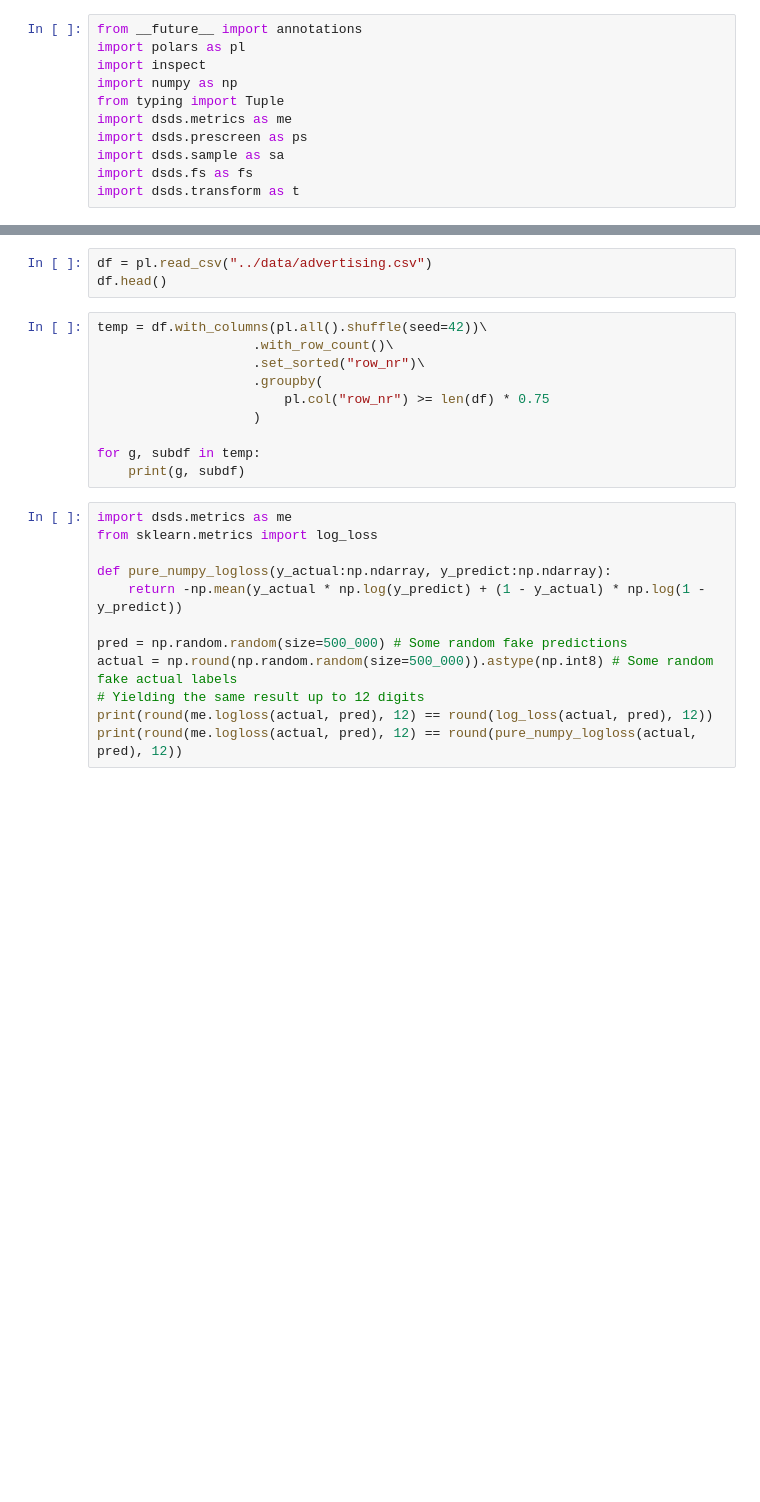
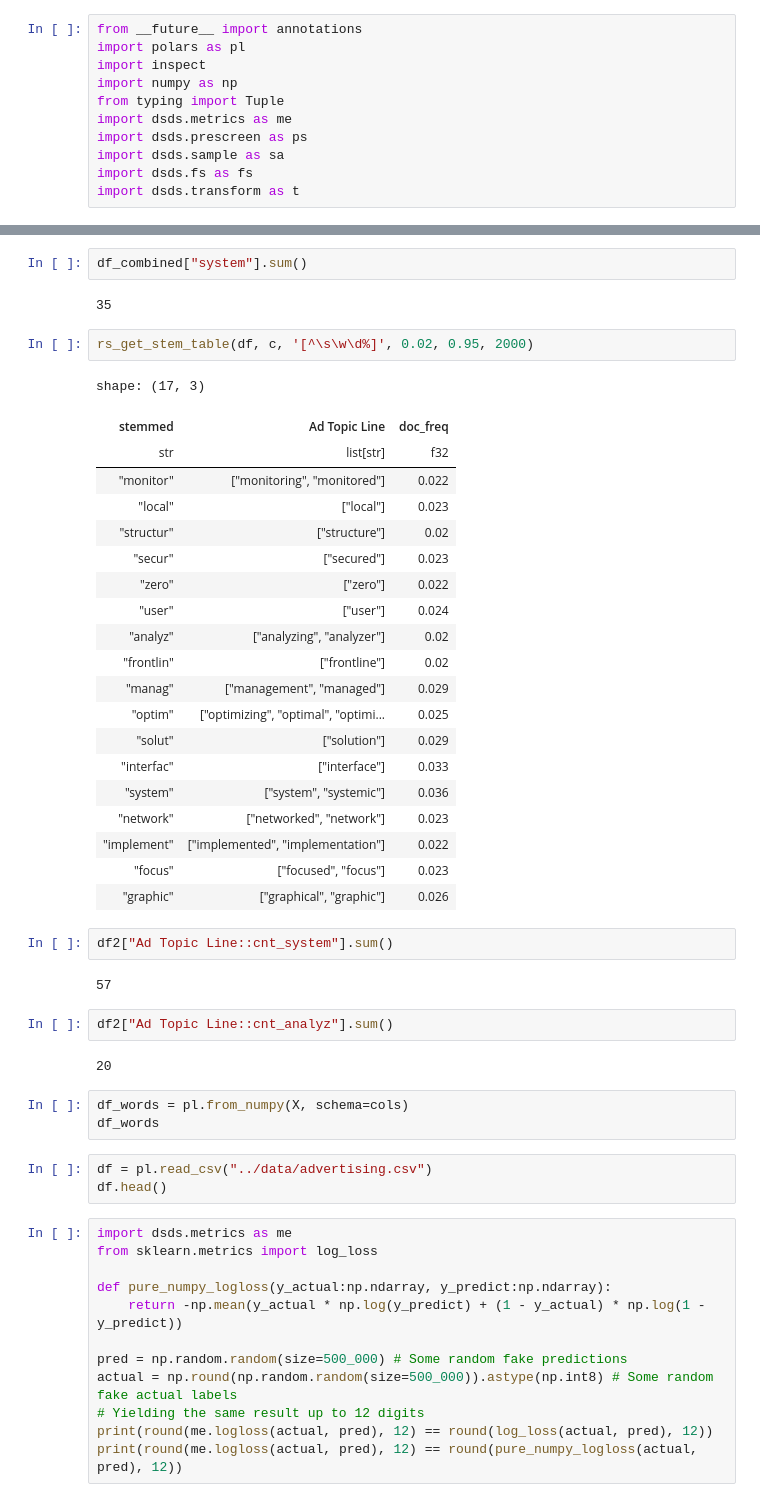
Before and after one commit to abstractqqq/dsds, a Jupyter notebook: examples/test.ipynb, the cells around one changed output, grey strips where cells are left out. Cells and saved outputs as stored; diff of their text form; blank space fills up the shorter version.

```diff
--- a/examples/test.ipynb
+++ b/examples/test.ipynb
@@ -21,16 +72,44 @@ for train, test in sa.time_series_split(df, n_splits=5):
+# %%
+df_combined["system"].sum()
+# %% [output]
+35
+# %%
+rs_get_stem_table(df, c, '[^\s\w\d%]', 0.02, 0.95, 2000)
+# %% [output]
+shape: (17, 3)
+| stemmed | Ad Topic Line | doc_freq |
+| str | list[str] | f32 |
+| "monitor" | ["monitoring", "monitored"] | 0.022 |
+| "local" | ["local"] | 0.023 |
+| "structur" | ["structure"] | 0.02 |
+| "secur" | ["secured"] | 0.023 |
+| "zero" | ["zero"] | 0.022 |
+| "user" | ["user"] | 0.024 |
+| "analyz" | ["analyzing", "analyzer"] | 0.02 |
+| "frontlin" | ["frontline"] | 0.02 |
+| "manag" | ["management", "managed"] | 0.029 |
+| "optim" | ["optimizing", "optimal", "optimi... | 0.025 |
+| "solut" | ["solution"] | 0.029 |
+| "interfac" | ["interface"] | 0.033 |
+| "system" | ["system", "systemic"] | 0.036 |
+| "network" | ["networked", "network"] | 0.023 |
+| "implement" | ["implemented", "implementation"] | 0.022 |
+| "focus" | ["focused", "focus"] | 0.023 |
+| "graphic" | ["graphical", "graphic"] | 0.026 |
+# %%
+df2["Ad Topic Line::cnt_system"].sum()
+# %% [output]
+57
+# %%
+df2["Ad Topic Line::cnt_analyz"].sum()
+# %% [output]
+20
+# %%
+df_words = pl.from_numpy(X, schema=cols)
+df_words
 # %%
 df = pl.read_csv("../data/advertising.csv")
 df.head()
-# %%
-temp = df.with_columns(pl.all().shuffle(seed=42))\
-                    .with_row_count()\
-                    .set_sorted("row_nr")\
-                    .groupby(
-                        pl.col("row_nr") >= len(df) * 0.75
-                    )
-
-for g, subdf in temp:
-    print(g, subdf)
 # %%
 import dsds.metrics as me
 from sklearn.metrics import log_loss
```
Also changed, not shown: parts of 9 cells of this notebook, 26 other files.
